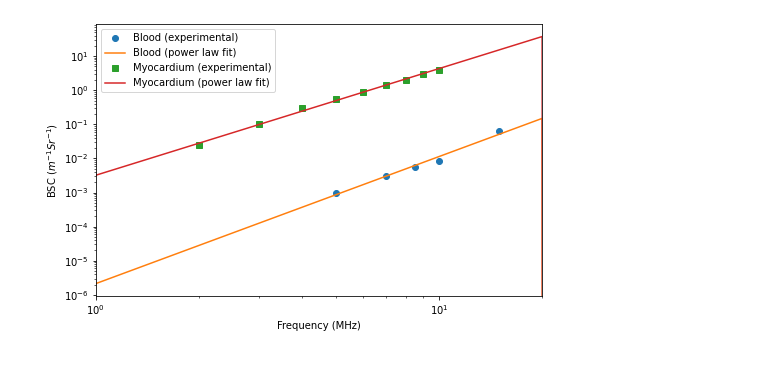
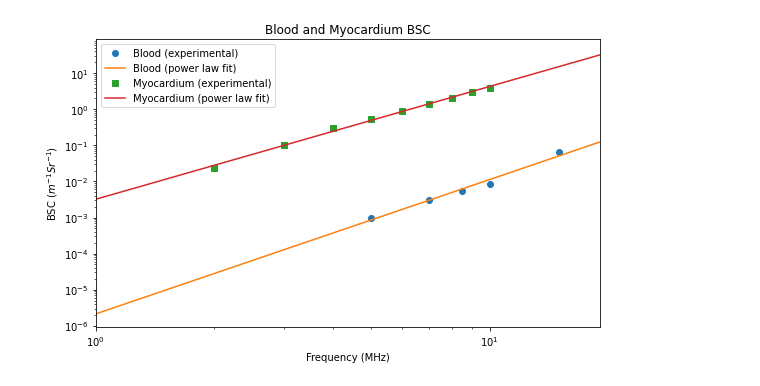
Before and after one commit to bdshieh/pyfield, a Jupyter notebook: examples/cardiac_penetration_layer_phantom.ipynb, the cells around one changed output. Cells and saved outputs as stored; diff of their text form; code cells hidden in the pictures.

```diff
--- a/examples/cardiac_penetration_layer_phantom.ipynb
+++ b/examples/cardiac_penetration_layer_phantom.ipynb
@@ -31,17 +39,23 @@ data = np.load(path_to_excitation_file)
 # %%
+# get tabulated bsc values from power law fit
+# an additional point at 25 MHz is appended to the data so that the resulting filters will have a sharp roll-off
 blood_bsc = tissue.bsc_human_blood_powerfit(freqs=np.arange(0, 20.5e6, 1e6), append=[[25e6], [0]])
 myo_bsc = tissue.bsc_canine_myocardium_powerfit(freqs=np.arange(0, 20.5e6, 1e6), append=[[25e6], [0]])
 
+# plot original and power law fit data from 1 to 20 MHz
 plt.figure(figsize=(8, 5))
 x, y = tissue.bsc_human_blood()
 plt.loglog(x / 1e6, y, 'o', label='Blood (experimental)')
 plt.loglog(blood_bsc[0] / 1e6, blood_bsc[1], label='Blood (power law fit)')
 x, y = tissue.bsc_canine_myocardium()
 plt.loglog(x / 1e6, y, 's', label='Myocardium (experimental)')
 plt.loglog(myo_bsc[0] / 1e6, myo_bsc[1], label='Myocardium (power law fit)')
 plt.legend()
 plt.xlabel('Frequency (MHz)')
 plt.ylabel(r'BSC ($m^{-1} Sr^{-1}$)')
-plt.xlim(1, 20);
+plt.xlim(1, 19)
+plt.title('Blood and Myocardium BSC')
+plt.tight_layout()
+plt.show()
 # %% [output]
-[figure, old version]
+[figure, new version]
```
Also changed, not shown: parts of 15 cells of this notebook, 1 other file.
